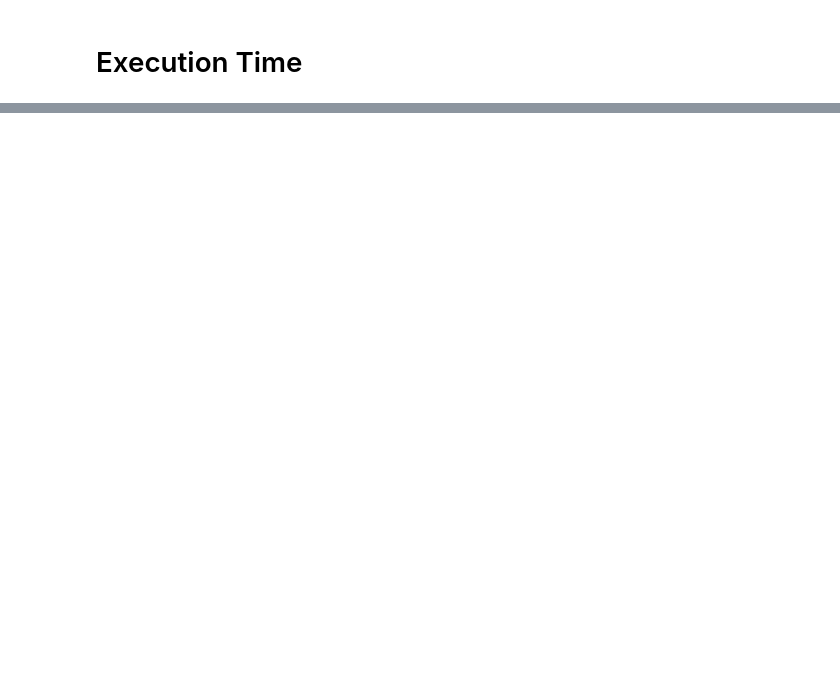
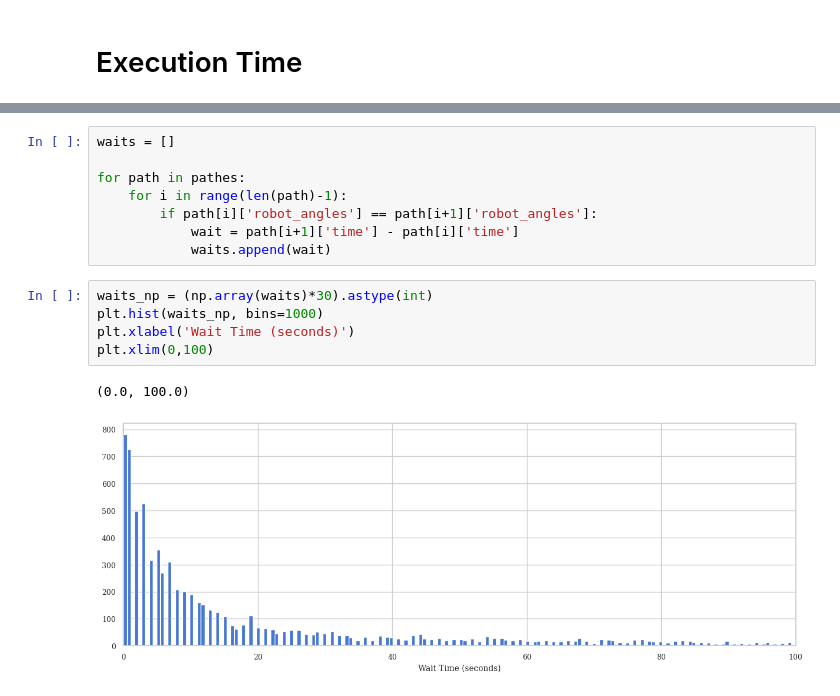
Before and after one commit to PathPlanning/ManipulationPlanning-SI-RRT, a Jupyter notebook: mass_test/final_analysis.ipynb, the cells around one changed output, grey strips where cells are left out. Drawn from its saved outputs; the diff is of its cells as text; blank space fills up the shorter version.

```diff
--- a/mass_test/final_analysis.ipynb
+++ b/mass_test/final_analysis.ipynb
@@ -167,3 +173,19 @@ execution_time_stats = pd.DataFrame(execution_time_stats1)
+# %%
+waits = []
+
+for path in pathes:
+    for i in range(len(path)-1):
+        if path[i]['robot_angles'] == path[i+1]['robot_angles']:
+            wait = path[i+1]['time'] - path[i]['time']
+            waits.append(wait)
+# %%
+waits_np = (np.array(waits)*30).astype(int)
+plt.hist(waits_np, bins=1000)
+plt.xlabel('Wait Time (seconds)')
+plt.xlim(0,100)
+# %% [output]
+(0.0, 100.0)
+[figure, added]
 # %%
 
 import pandas as pd
```
Also changed, not shown: parts of 8 cells of this notebook, 16 other files.
